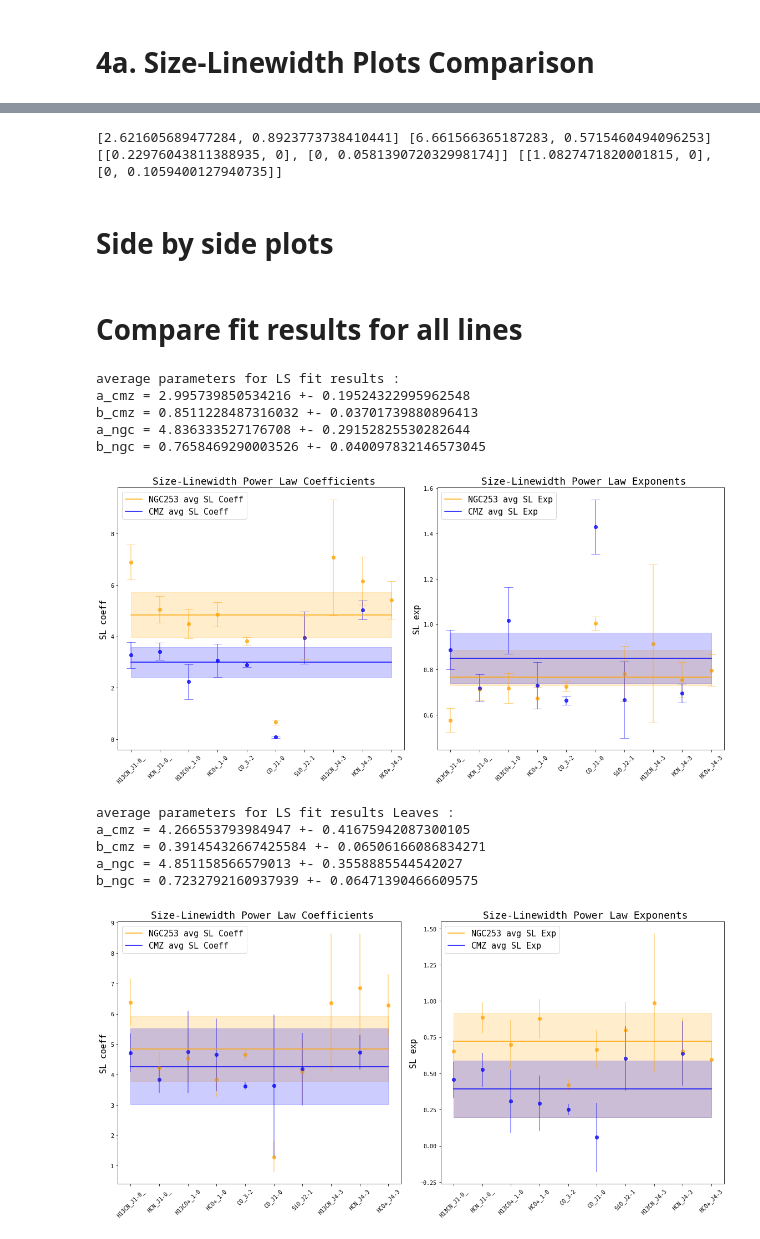
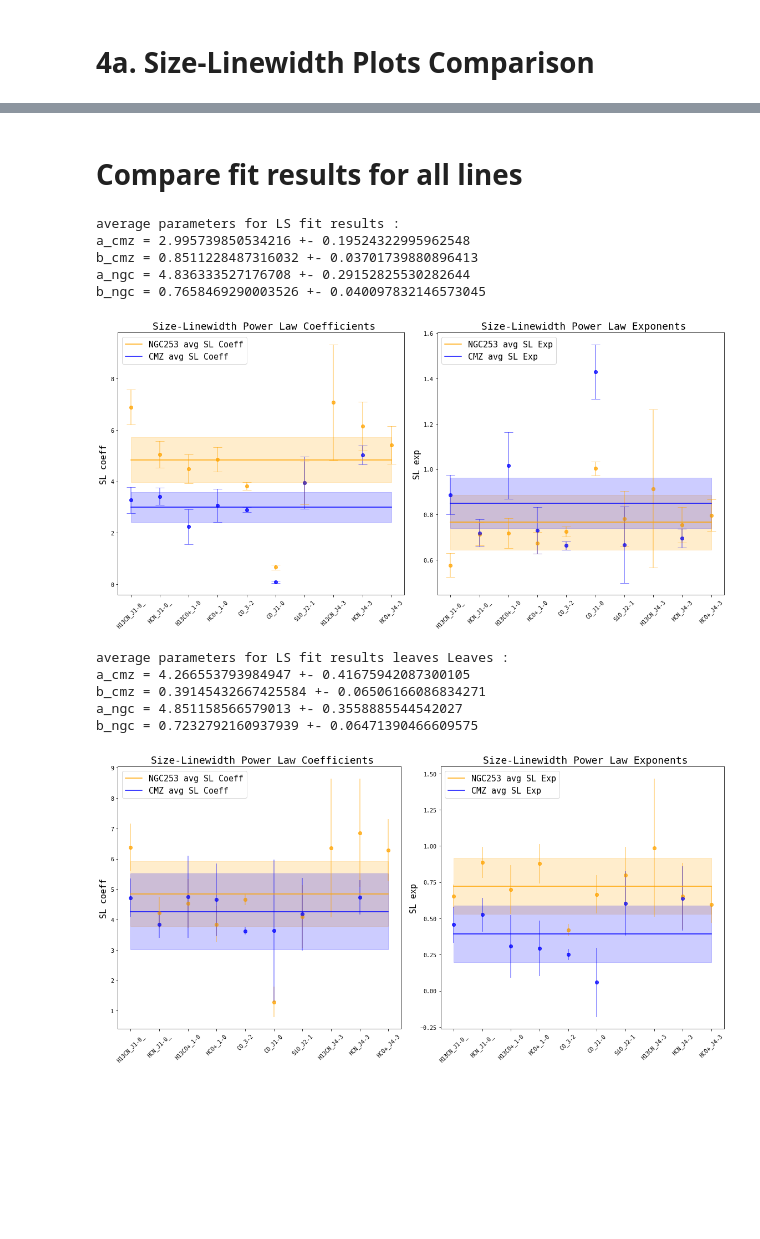
Before and after one commit to BenjaminMoreauAstro/Turbulence-and-star-formation-NGC253, a Jupyter notebook: 4a_Result_Comparison_SL.ipynb, the cells around one changed output, grey strips where cells are left out. Drawn from its saved outputs; the diff is of its cells as text; code cells hidden in the pictures; blank space fills up the shorter version.

```diff
--- a/4a_Result_Comparison_SL.ipynb
+++ b/4a_Result_Comparison_SL.ipynb
@@ -1357,4 +1344,5 @@ Size in pc Sigma in km / s Luminosity in erg / (Hz s) CD in 1 / cm2 Mom 0 in K k
 # %%
+#ALL STRCUTRES (and the min r values)
 # Make plots:
 
 CMZ_names = File_Descriptors_cmz#[5]
@@ -1363,6 +1351,8 @@ MCMC=True
 ls=False
 use_manual_error_v=False
 use_manual_error_r=True
+plot_errors=True
+save_name="MCMC_err"
 fit_results_cmz = [[],[]]
 fit_results_ngc = [[],[]]
 '''
@@ -1378,23 +1368,17 @@ fit_results_ngc = [[],[]]
     "NGC_253_HCO+_J4-3_"
 '''
 min_rs = [1,1,1,1,.8,9.5,1,1,1,.9] #pc CO 10 should be 32? CO 32 should be .8 or 1?
-#min_rs = [0,0,0,0,0,0,0,0,0,0] #pc CO 10 should be 32? CO 32 should be .8 or 1?
 max_rs = [9999,9999,9999,9999,9999,9999,99999,9999,9999,99999]
 #manual errors:
-#r_errs=[.43,.43,.43,.43,.6,14.6,1,1,1,1,1,1,1] #pc
 #r_errs=[.86,.86,.86,.86,.6,14.6,.96,.6,.6,.6] #pc 1/5 of the beam
 #r_errs=[.86,.86,.86,.86,.6,1,.96,.6,.6,.6] #pc 1/5 of the beam
-r_errs=[.1,.1,.1,.1,.1,1,.1,.1,.1,.1] #pc 1/5 of the beam
-#v_errs=[.5,.5,.5,.5,.5,10,.5,.5,.5,.5,] #km/s The beam size of CO 1-0 is 23 times larger than CO 3-2, so i increase the v error by 23 times (the V scales with beam size and velocity resolution)
-v_errs=[.5,.5,.5,.5,.5,1,.5,.5,.5,.5,] #km/s The beam size of CO 1-0 is 23 times larger than CO 3-2, so i increase the v error by 23 times (the V scales with beam size and velocity resolution)
-#min_rs = [1,1,1,1,.8,14.6,0,0,0,0] #pc CO 10 should be 32? CO 32 should be .8 or 1?
-#print("Size in ", Results_CMZ[0][0][0][0].unit,"Sigma in",Results_CMZ[0][1][0][0].unit,"Luminosity in",Results_CMZ[0][3][0][0].unit,"CD in",Results_CMZ[0][4][0][0].unit,'Mom 0 in',Results_CMZ[0][6][0][0].unit )
+r_errs=[.1,.1,.1,.1,.1,1,.1,.1,.1,.1] # arbitrary
+v_errs=[.5,.5,.5,.5,.5,1,.5,.5,.5,.5,] #km/s unuesd
 ############################################################
 
 
-#make a meta function for doing the plots of leaves and branches and stuff
-#make_plots(CMZ_names,NGC_names,MCMC,use_manual_error_v_=[False,[0]],use_manual_error_r_=[True,r_errs],min_rs=min_rs,max_rs=max_rs,which="All",save_name="min r = 10")
-make_plots(CMZ_names,NGC_names,MCMC,use_manual_error_v_=[False,[0]],use_manual_error_r_=[True,r_errs],min_rs=min_rs,max_rs=max_rs,which="All",save_name="MCMC",fs=8,plot_errors=False,ls=14,figsize=(8,8))
+#meta function for doing the plots of leaves and branches and stuff
+make_plots(CMZ_names,NGC_names,MCMC,use_manual_error_v_=[False,[0]],use_manual_error_r_=[True,r_errs],min_rs=min_rs,max_rs=max_rs,which="All",save_name=save_name,fs=8,plot_errors=plot_errors,ls=14,figsize=(8,8))
 # %% [output]
 ['NGC_253_H13CN_J1-0_', 'NGC_253_HCN_J1-0_', 'NGC_253_H13CO+_J1-0_', 'NGC_253_HCO+_J1-0_', 'NGC_253_CO_J3-2_', 'NGC_253_CO_J1-0_', 'NGC_253_SiO_J2-1_', 'NGC_253_H13CN_J4-3_', 'NGC_253_HCN_J4-3_', 'NGC ...
 input data is of type linear fitting to powerlaw...
@@ -1464,16 +1566,9 @@ with open("Result Files/MCMC fit results", 'wb') as file:
-# %%
-print(fit_results_cmz[0][0],fit_results_ngc[0][0] )
-print(fit_results_cmz[1][0],fit_results_ngc[1][0] )
-# %% [output]
-[2.621605689477284, 0.8923773738410441] [6.661566365187283, 0.5715460494096253]
-[[0.22976043811388935, 0], [0, 0.058139072032998174]] [[1.0827471820001815, 0], [0, 0.1059400127940735]]
-# %% [markdown]
-# Side by side plots
 # %% [markdown]
 # Compare fit results for all lines
 # %%
+er_r=3
 #
-#All structures
+#All structures using least squares fit
 #
 #
 #Compare fits for molecules
@@ -1558,7 +1653,7 @@ axA2.plot(n,np.full(len(n),avg_cmz_exp),color="blue",label="CMZ avg SL Exp")
 
 axA.fill_between(n,np.full(len(n),avg_ngc_coeff+err_r*avg_ngc_coeff_err),np.full(len(n),avg_ngc_coeff-er_r*avg_ngc_coeff_err),color="orange",alpha=.2)
 axA.fill_between(n,np.full(len(n),avg_cmz_coeff+err_r*avg_cmz_coeff_err),np.full(len(n),avg_cmz_coeff-er_r*avg_cmz_coeff_err),color="blue",alpha=.2)
-axA2.fill_between(n,np.full(len(n),avg_ngc_exp+err_r*avg_ngc_exp_err),np.full(len(n),avg_cmz_exp-er_r*avg_ngc_exp_err),color="orange",alpha=.2)
+axA2.fill_between(n,np.full(len(n),avg_ngc_exp+err_r*avg_ngc_exp_err),np.full(len(n),avg_ngc_exp-er_r*avg_ngc_exp_err),color="orange",alpha=.2)
 axA2.fill_between(n,np.full(len(n),avg_cmz_exp+err_r*avg_cmz_exp_err),np.full(len(n),avg_cmz_exp-er_r*avg_cmz_exp_err),color="blue",alpha=.2)
 
 print("average parameters for",save_name,":")
@@ -1587,8 +1682,8 @@ axA2.legend(loc='upper left',fontsize=15,)
 plt.tight_layout()  # avoids label cutoff
 
 
-fig.savefig(bbox_inches='tight',fname=save_name+" all lines.png")
-
+fig.savefig(bbox_inches='tight',fname="Plots/Pngs/"+save_name+" all lines.png")
+fig.savefig(bbox_inches='tight',fname="Plots/"+save_name+" all lines.pdf")
 pylab.show()
 # %% [output]
 average parameters for LS fit results :
@@ -1596,10 +1691,10 @@ a_cmz = 2.995739850534216 +- 0.19524322995962548
 b_cmz = 0.8511228487316032 +- 0.03701739880896413
 a_ngc = 4.836333527176708 +- 0.29152825530282644
 b_ngc = 0.7658469290003526 +- 0.040097832146573045
-[figure, old version]
+[figure, new version]
 # %%
 #
-#Leaves
+#Leaves Using least squares fit results
 #
 #
 #Compare fits for molecules
@@ -1610,7 +1705,7 @@ b_ngc = 0.7658469290003526 +- 0.040097832146573045
 #    fit_results_cmz,fit_results_ngc = pickle.load(file)
 
 with open("Result Files/LS fit results", 'rb') as file:
-    save_name="LS fit results"
+    save_name="LS fit results leaves"
     fit_results_cmz,fit_results_ngc = pickle.load(file)
 
 
@@ -1679,7 +1774,7 @@ axA2.plot(n,np.full(len(n),avg_cmz_exp),color="blue",label="CMZ avg SL Exp")
 
 axA.fill_between(n,np.full(len(n),avg_ngc_coeff+err_r*avg_ngc_coeff_err),np.full(len(n),avg_ngc_coeff-er_r*avg_ngc_coeff_err),color="orange",alpha=.2)
 axA.fill_between(n,np.full(len(n),avg_cmz_coeff+err_r*avg_cmz_coeff_err),np.full(len(n),avg_cmz_coeff-er_r*avg_cmz_coeff_err),color="blue",alpha=.2)
-axA2.fill_between(n,np.full(len(n),avg_ngc_exp+err_r*avg_ngc_exp_err),np.full(len(n),avg_cmz_exp-er_r*avg_ngc_exp_err),color="orange",alpha=.2)
+axA2.fill_between(n,np.full(len(n),avg_ngc_exp+err_r*avg_ngc_exp_err),np.full(len(n),avg_ngc_exp-er_r*avg_ngc_exp_err),color="orange",alpha=.2)
 axA2.fill_between(n,np.full(len(n),avg_cmz_exp+err_r*avg_cmz_exp_err),np.full(len(n),avg_cmz_exp-er_r*avg_cmz_exp_err),color="blue",alpha=.2)
 print("average parameters for",save_name,":")
 print("a_cmz =",avg_cmz_coeff,"+-",avg_cmz_coeff_err)
@@ -1687,35 +1782,35 @@ print("b_cmz =",avg_cmz_exp,"+-",avg_cmz_exp_err)
 print("a_ngc =",avg_ngc_coeff,"+-",avg_ngc_coeff_err)
 print("b_ngc =",avg_ngc_exp,"+-",avg_ngc_exp_err)
 
 #set line labels
 axA.set_xticks(n)
 axA.set_xticklabels(Line_Names, rotation=45)
 axA2.set_xticks(n)
 axA2.set_xticklabels(Line_Names, rotation=45)
 
 
 axA.set_ylabel('SL coeff',fontsize=15)
 axA2.set_ylabel('SL exp',fontsize=15)
 
 
 axA.set_title(" Size-Linewidth Power Law Coefficients", fontsize=18)
 axA2.set_title(" Size-Linewidth Power Law Exponents", fontsize=18)
 
 axA.legend(loc='upper left',fontsize=15,)
 axA2.legend(loc='upper left',fontsize=15,)
 
 
 plt.tight_layout()  # avoids label cutoff
 
 
-fig.savefig(bbox_inches='tight',fname=save_name+" all lines.png")
-
+fig.savefig(bbox_inches='tight',fname="Plots/Pngs/"+save_name+" all lines.png")
+fig.savefig(bbox_inches='tight',fname="Plots/"+save_name+" all lines.pdf")
 pylab.show()
 # %% [output]
-average parameters for LS fit results Leaves :
+average parameters for LS fit results leaves Leaves :
 a_cmz = 4.266553793984947 +- 0.41675942087300105
 b_cmz = 0.39145432667425584 +- 0.06506166086834271
 a_ngc = 4.851158566579013 +- 0.3558885544542027
 b_ngc = 0.7232792160937939 +- 0.06471390466609575
-[figure, old version]
+[figure, new version]
 # %%
```
Also changed, not shown: parts of 10 cells of this notebook, 15 other files.
